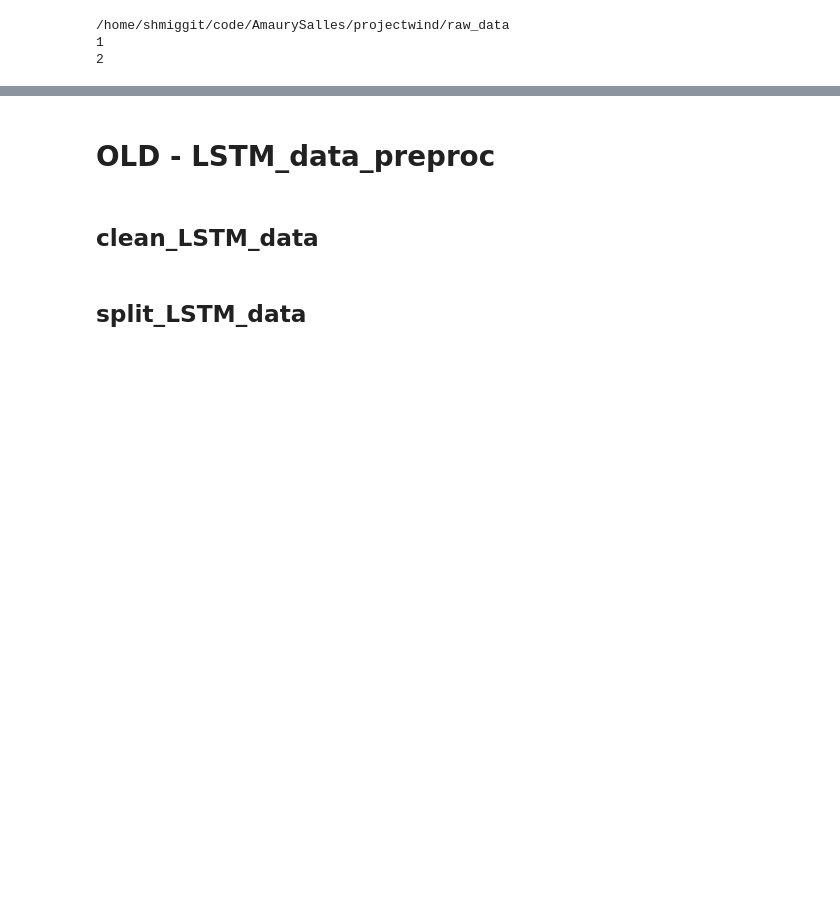
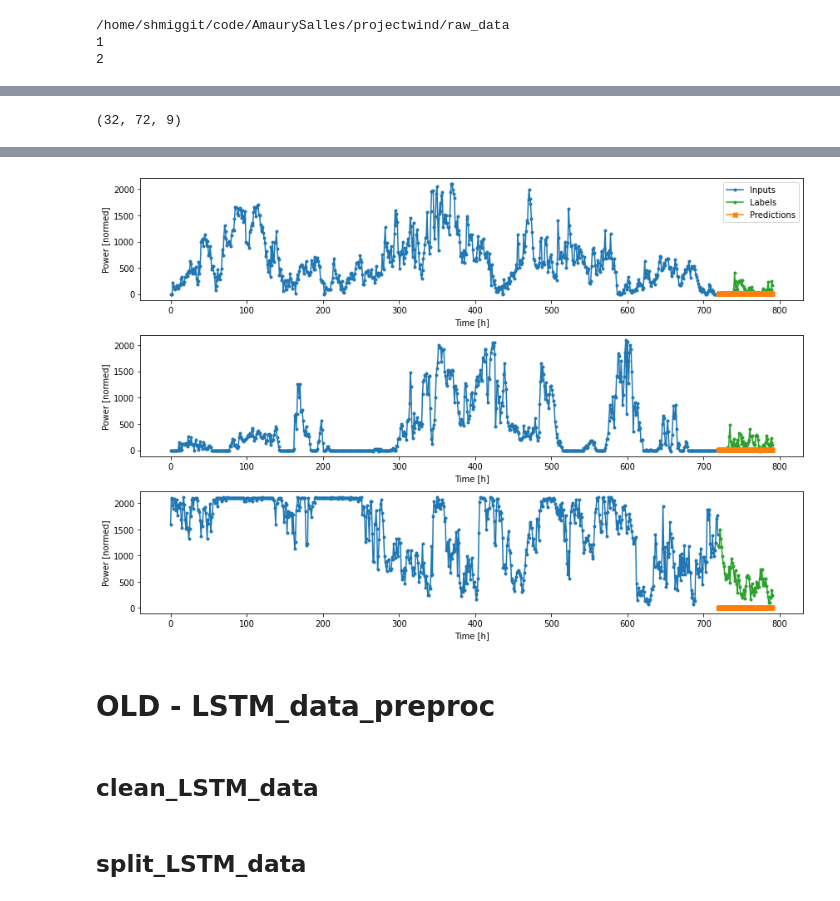
Before and after one commit to AmaurySalles/NextWind, a Jupyter notebook: AS - LinearML.ipynb, the cells around one changed output, grey strips where cells are left out. Drawn from its saved outputs; the diff is of its cells as text; code cells hidden in the pictures; blank space fills up the shorter version.

```diff
--- a/AS - LinearML.ipynb
+++ b/AS - LinearML.ipynb
@@ -332,7 +354,7 @@ train_df, val_df, test_df = get_LSTM_data(2)
 # %%
 len(train_df[0])
 # %%
-n_steps_in = 5 * 24 * 6     # 5 day x 24hrs x 6 periods of 10min
+n_steps_in =  24 * 6     # 24hrs x 6 periods of 10min
 n_steps_out = 12 * 6    # 12hours x 6 periods of 10min
 window = define_window(n_steps_in, n_steps_out, train_df[0], val_df[0], test_df[0])
 # %%
@@ -456,0 +411,17 @@ Output shape (batch, time, features):  (32, 72, 9)
+# %%
+multi_lstm_model = tf.keras.Sequential([
+    # Shape [batch, time, features] => [batch, lstm_units].
+    # Adding more `lstm_units` just overfits more quickly.
+    tf.keras.layers.LSTM(32, return_sequences=False),
+    # Shape => [batch, out_steps*features].
+    tf.keras.layers.Dense(OUT_STEPS*num_features,
+                          kernel_initializer=tf.initializers.zeros()),
+    # Shape => [batch, out_steps, features].
+    tf.keras.layers.Reshape([OUT_STEPS, num_features])
+])
+
+history = compile_and_fit(multi_lstm_model, multi_window)
+
+multi_val_performance = multi_lstm_model.evaluate(window.val)
+multi_performance = multi_lstm_model.evaluate(window.test, verbose=0)
+multi_window.plot(multi_lstm_model)
@@ -456,0 +552,9 @@ Output shape (batch, time, features):  (32, 72, 9)
+# %%
+feedback_model.predict(X_test).shape
+# %% [output]
+(32, 72, 9)
+# %%
+val_performance = feedback_model.evaluate(window.val)
+test_performance = feedback_model.evaluate(window.test, verbose=0)
+window.plot(feedback_model)
+# %% [output]
@@ -457,3 +562,4 @@ Output shape (batch, time, features):  (32, 72, 9)
+[figure, added]
 # %% [markdown]
 # OLD - LSTM_data_preproc
 # %%
```
Also changed, not shown: parts of 44 cells of this notebook.
